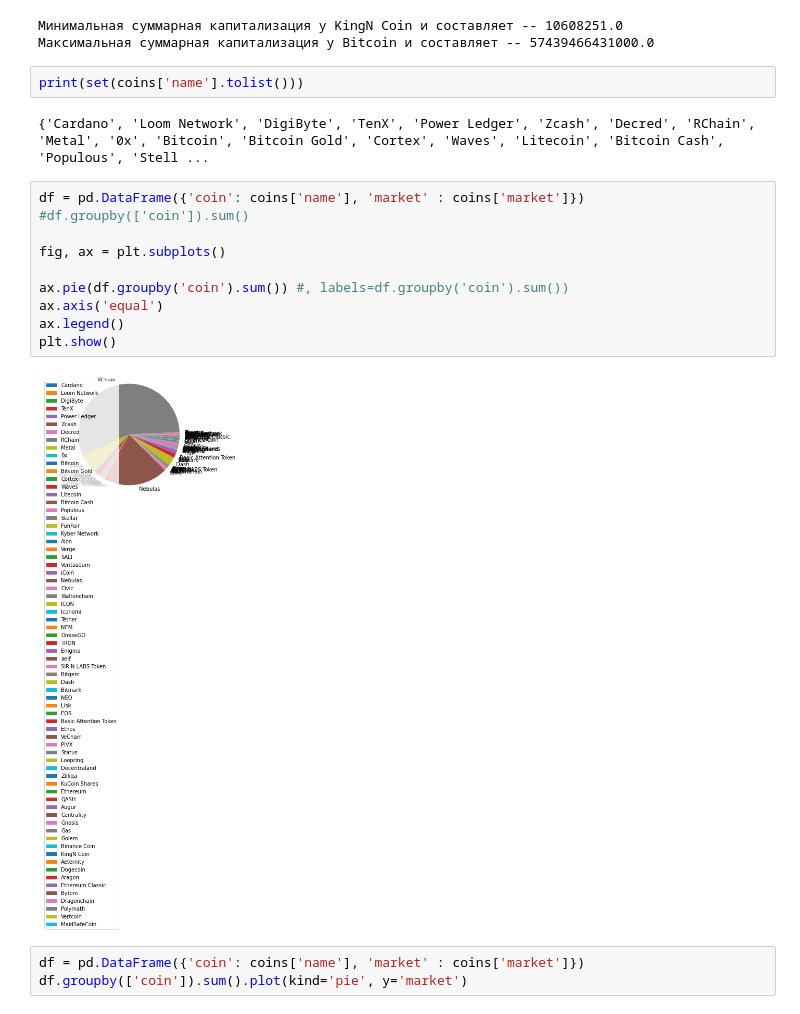
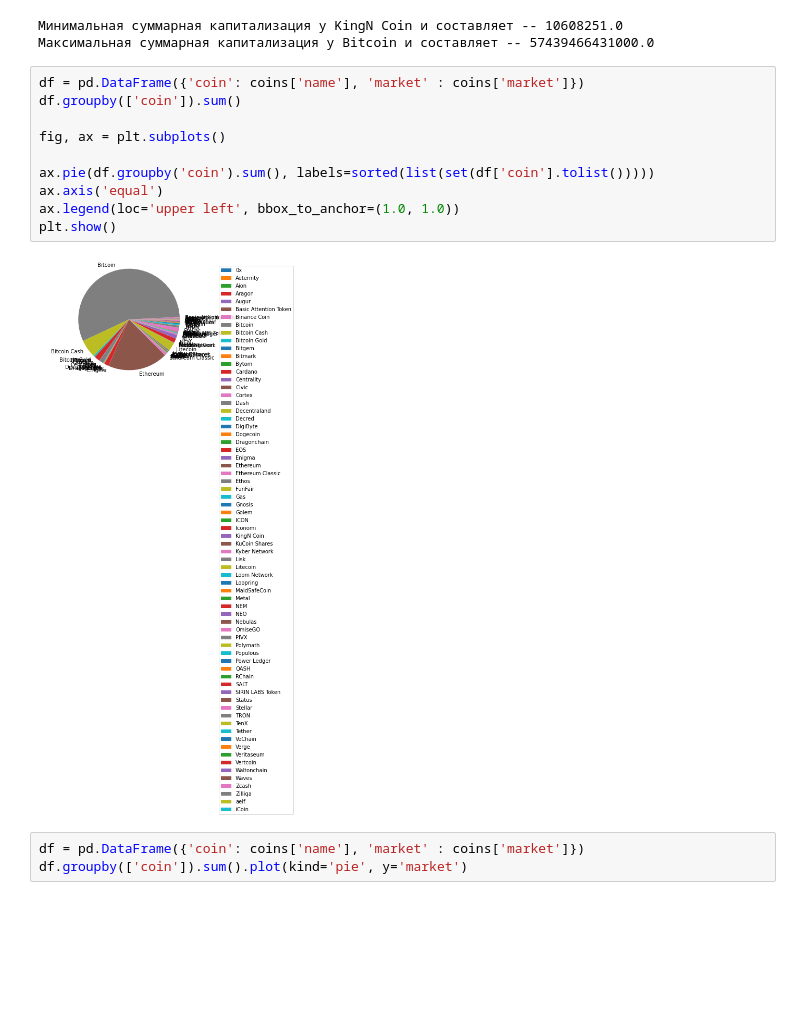
Before and after one commit to NikolayPolonchuk/test, a Jupyter notebook: Копия_блокнота_"lab_work_ipynb".ipynb, the cells around one changed output. Cells and saved outputs as stored; diff of their text form; blank space fills up the shorter version.

```diff
--- a/Копия_блокнота_"lab_work_ipynb".ipynb
+++ b/Копия_блокнота_"lab_work_ipynb".ipynb
@@ -131,22 +131,18 @@ print('Максимальная суммарная капитализация у
 # %% [output]
 Минимальная суммарная капитализация у KingN Coin и составляет -- 10608251.0
 Максимальная суммарная капитализация у Bitcoin и составляет -- 57439466431000.0
-# %%
-print(set(coins['name'].tolist()))
-# %% [output]
-{'Cardano', 'Loom Network', 'DigiByte', 'TenX', 'Power Ledger', 'Zcash', 'Decred', 'RChain', 'Metal', '0x', 'Bitcoin', 'Bitcoin Gold', 'Cortex', 'Waves', 'Litecoin', 'Bitcoin Cash', 'Populous', 'Stell ...
 # %%
 df = pd.DataFrame({'coin': coins['name'], 'market' : coins['market']})
-#df.groupby(['coin']).sum()
+df.groupby(['coin']).sum()
 
 fig, ax = plt.subplots()
 
-ax.pie(df.groupby('coin').sum()) #, labels=df.groupby('coin').sum())
+ax.pie(df.groupby('coin').sum(), labels=sorted(list(set(df['coin'].tolist()))))
 ax.axis('equal')
-ax.legend()
+ax.legend(loc='upper left', bbox_to_anchor=(1.0, 1.0))
 plt.show()
 # %% [output]
-[figure, old version]
+[figure, new version]
 # %%
 df = pd.DataFrame({'coin': coins['name'], 'market' : coins['market']})
 df.groupby(['coin']).sum().plot(kind='pie', y='market')
```
